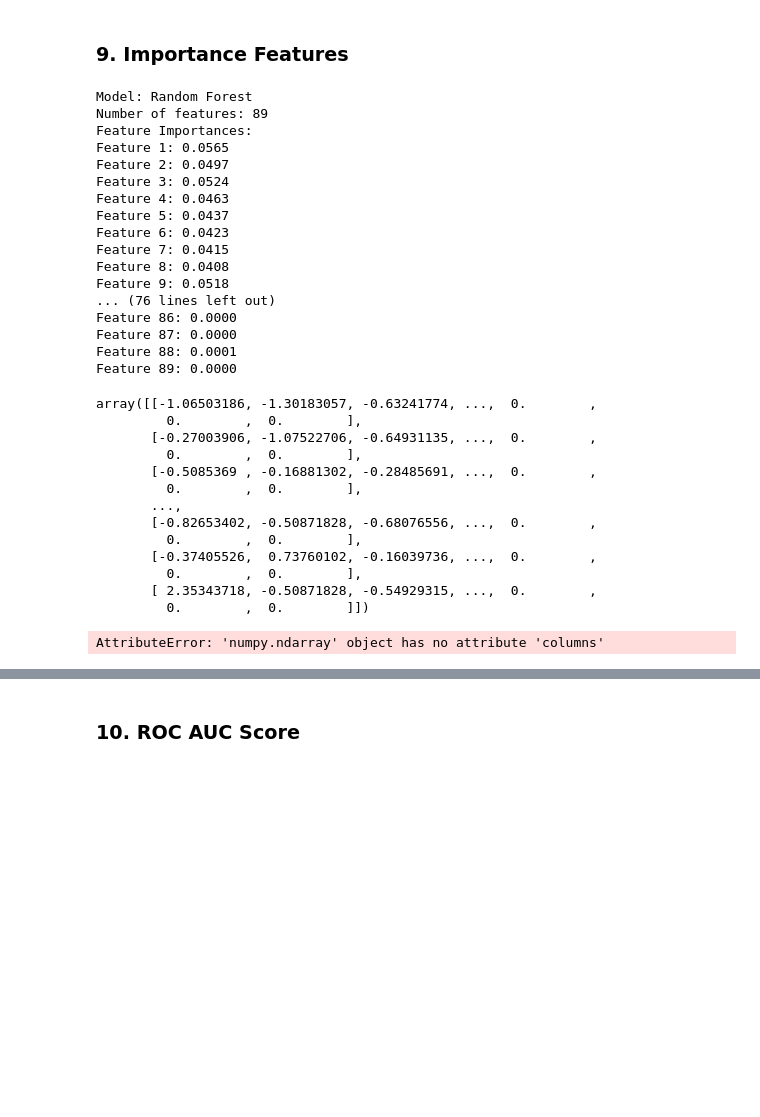
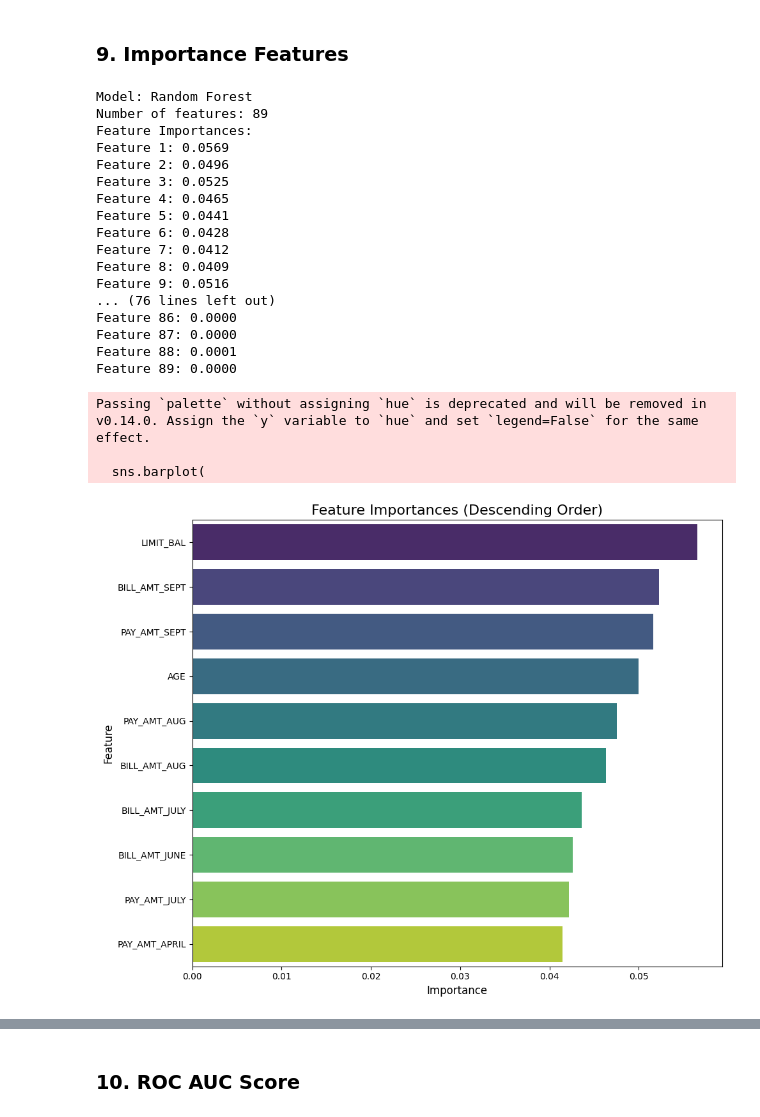
Before and after one commit to sans007/ML_Credit_Card_Defult_Prediction, a Jupyter notebook: Notebook/2.Model_Training.ipynb, the cells around one changed output, grey strips where cells are left out. Saved outputs shown, nothing was run; the diff lists cells and outputs as text; code cells hidden in the pictures; blank space fills up the shorter version.

```diff
--- a/Notebook/2.Model_Training.ipynb
+++ b/Notebook/2.Model_Training.ipynb
@@ -218,8 +218,3 @@ df_fr.head()
 5 rows × 27 columns
 # %% [markdown]
 ### 4. One Hot Encoding
-# %%
-# Encoding categorical variables
-df_fr = pd.get_dummies(df_fr,columns=['SEX', 'EDUCATION','MARRIAGE']).astype(int)
-
-df_fr.head()
@@ -234,3 +220,0 @@ df_fr.head()
-# %%
-df_fr = pd.get_dummies(df_fr, columns = ['PAY_SEPT',	'PAY_AUG',	'PAY_JULY',	'PAY_JUNE',	'PAY_MAY',	'PAY_APRIL'], drop_first = True ).astype(int)
-df_fr.head()
@@ -253,3 +229,27 @@ df_fr.head()
 | 3 | 50000.0 | FEMALE | university | married | 37 | 0 | 0 | 0 | 0 | 0 | ... |
 | 4 | 50000.0 | MALE | university | married | 57 | -1 | 0 | -1 | 0 | 0 | ... |
 5 rows × 26 columns
+# %%
+from sklearn.preprocessing import OneHotEncoder
+
+enco_columns=['SEX', 'EDUCATION', 'MARRIAGE','PAY_SEPT','PAY_AUG', 'PAY_JULY', 'PAY_JUNE', 'PAY_MAY', 'PAY_APRIL']
+unenco_columns = [col for col in df_fr.columns if col not in enco_columns]
+# Initialize OneHotEncoder
+
+encoder = OneHotEncoder(sparse_output=False)
+
+# Fit the encoder on categorical columns
+encoder.fit(df_fr[enco_columns])
+
+# Get the encoded column names
+encoded_columns = list(encoder.get_feature_names_out(enco_columns))
+
+# Transform the categorical columns and create a DataFrame with encoded features
+encoded_df = pd.DataFrame(encoder.transform(df_fr[enco_columns]), columns=encoded_columns, index=df_fr.index)
+
+# Combine unencoded columns with encoded columns
+df_final = pd.concat([df_fr[unenco_columns], encoded_df], axis=1)
+
+# Display the final DataFrame
+df_final = df_final.drop(['default','Payement_Value','Dues'],axis=1)
+df_final
@@ -606,7 +620,7 @@ Model Performance for Test set
 # %%
 # Define the models
 rf_model = {
-    "Random Forest": RandomForestClassifier(n_estimators=1000, min_samples_split=2, max_features=8, max_depth=None),
+    "Random Forest": RandomForestClassifier(n_estimators=500, min_samples_split=2, max_features=8, max_depth=None),
 }
 
 # Fit the model and retrieve feature importances
@@ -627,65 +641,51 @@ for name, model in rf_model.items():
 Model: Random Forest
 Number of features: 89
 Feature Importances:
-Feature 1: 0.0565
-Feature 2: 0.0497
-Feature 3: 0.0524
-Feature 4: 0.0463
-Feature 5: 0.0437
-Feature 6: 0.0423
-Feature 7: 0.0415
-Feature 8: 0.0408
-Feature 9: 0.0518
+Feature 1: 0.0569
+Feature 2: 0.0496
+Feature 3: 0.0525
+Feature 4: 0.0465
+Feature 5: 0.0441
+Feature 6: 0.0428
+Feature 7: 0.0412
+Feature 8: 0.0409
+Feature 9: 0.0516
 ... (76 lines left out)
 Feature 86: 0.0000
 Feature 87: 0.0000
 Feature 88: 0.0001
 Feature 89: 0.0000
-# %%
-X1 = X
-X1
-# %% [output]
-array([[-1.06503186, -1.30183057, -0.63241774, ...,  0.        ,
-         0.        ,  0.        ],
-       [-0.27003906, -1.07522706, -0.64931135, ...,  0.        ,
-         0.        ,  0.        ],
-       [-0.5085369 , -0.16881302, -0.28485691, ...,  0.        ,
-         0.        ,  0.        ],
-       ...,
-       [-0.82653402, -0.50871828, -0.68076556, ...,  0.        ,
-         0.        ,  0.        ],
-       [-0.37405526,  0.73760102, -0.16039736, ...,  0.        ,
-         0.        ,  0.        ],
-       [ 2.35343718, -0.50871828, -0.54929315, ...,  0.        ,
-         0.        ,  0.        ]])
 # %%
 # Fit the Random Forest model (replace X_train, y_train with your data)
 rf_model = RandomForestClassifier(n_estimators=1000, min_samples_split=2, max_features=8, max_depth=None, random_state=42)
 rf_model.fit(X_train, y_train)
 
 # Retrieve feature importances and feature names
 feature_importances = rf_model.feature_importances_
-feature_names = X1.columns
+feature_names = df_final.columns
 
 # Create a DataFrame for feature importances
 importance_df = pd.DataFrame({
     'Feature': feature_names,
     'Importance': feature_importances
 }).sort_values(by='Importance', ascending=False)[:10]
 
 # Plot the feature importances
 plt.figure(figsize=(10, 8))
 sns.barplot(
     data=importance_df,
     x='Importance',
     y='Feature',
     palette="viridis"
 )
 plt.title("Feature Importances (Descending Order)", fontsize=16)
 plt.xlabel("Importance", fontsize=12)
 plt.ylabel("Feature", fontsize=12)
 plt.tight_layout()
 plt.show()
 # %% [output]
-AttributeError: 'numpy.ndarray' object has no attribute 'columns'
+Passing `palette` without assigning `hue` is deprecated and will be removed in v0.14.0. Assign the `y` variable to `hue` and set `legend=False` for the same effect.
+
+  sns.barplot(
+[figure, added]
 # %%
```
Also changed, not shown: parts of 16 cells of this notebook, 5 other files.
